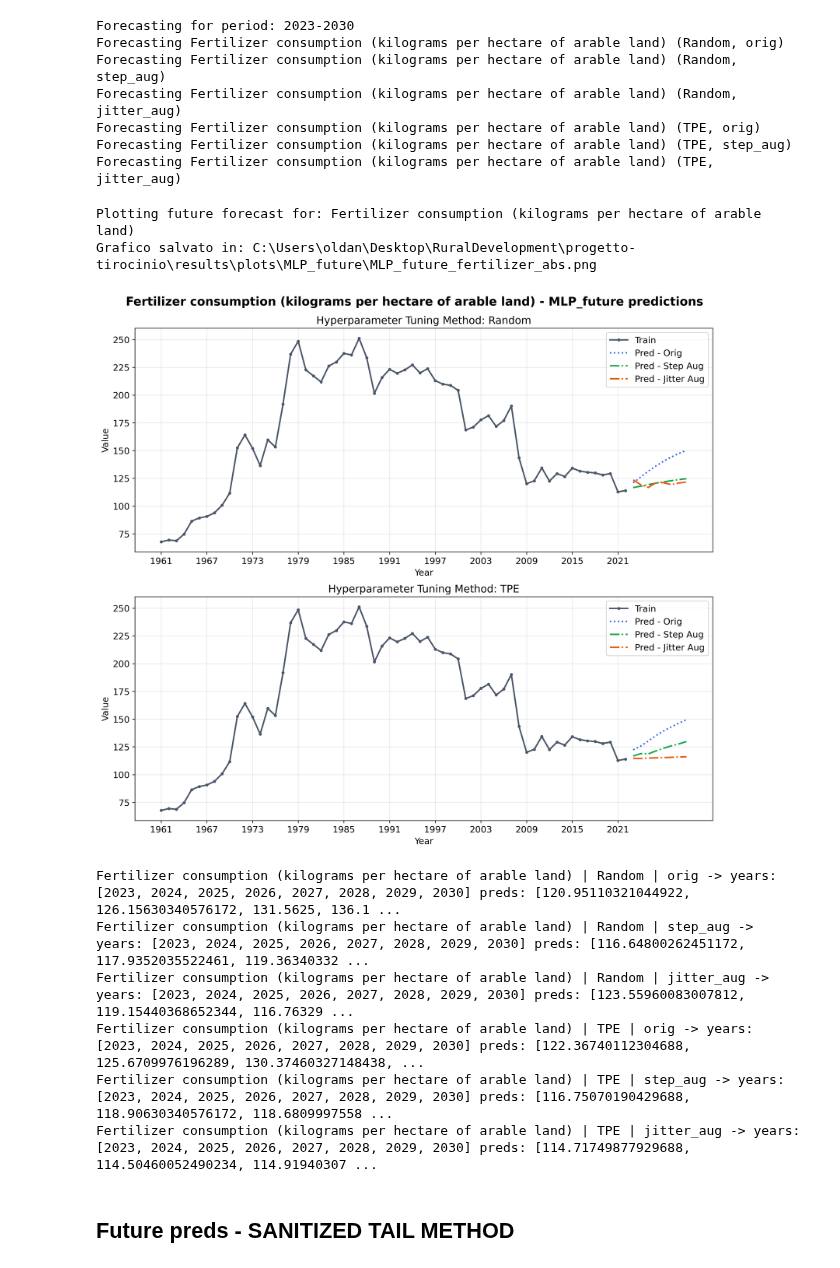
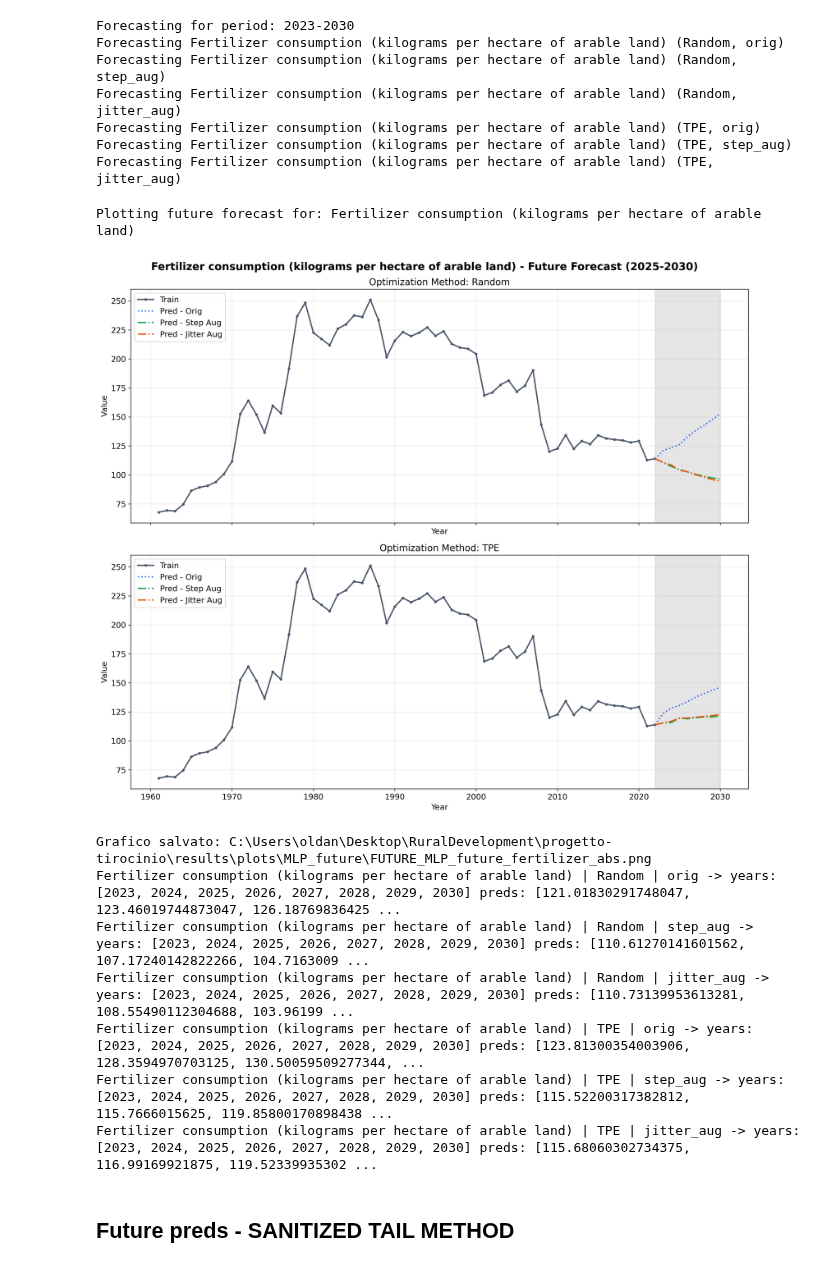
Before and after one commit to ginevraoldani/timeseries-forecasting-on-rural-development, a Jupyter notebook: notebooks/09_2_hyperparam_tuning_MLP.ipynb, the cells around one changed output. Saved outputs shown, nothing was run; the diff lists cells and outputs as text; code cells hidden in the pictures.

```diff
--- a/notebooks/09_2_hyperparam_tuning_MLP.ipynb
+++ b/notebooks/09_2_hyperparam_tuning_MLP.ipynb
@@ -165,7 +163,7 @@ def objective(trial, scaled_data_dict):
 # %%
 tuning_results = []
 BACKUP_FILE = "tuning_results_backup.pkl"
-N_TRIALS = 7
+N_TRIALS = 20
 
 for SAMPLER_MODE in ["Random", "TPE"]:
     for indicator in INDICATORS:
@@ -551,39 +691,39 @@ Forecasting Fertilizer consumption (kilograms per hectare of arable land) (TPE,
 # %%
 for indicator in future_predictions_dict1:
     try:
         train_orig = orig_aug_subsets[indicator]['orig_train']
         val_orig = orig_aug_subsets[indicator]['orig_val']
         test_orig = orig_aug_subsets[indicator]['orig_test']
     except KeyError:
         print(f"Skipping {indicator}: missing original subsets")
         continue
 
     print(f"\nPlotting future forecast for: {indicator}")
-    visual.plot_nn_preds(
+    plot_future_forecasts(
         indicator,
         future_predictions_dict1,
         train_orig,
         val_orig,
         test_orig,
         model_name="MLP_future"
     )
 
     # print corresponding future years and predictions for clarity
     for sampler, cats in future_predictions_dict1[indicator].items():
         for cat, pred in cats.items():
             yrs = pred["years"]
             vals = pred["y_pred"]
             print(f"{indicator} | {sampler} | {cat} -> years: {yrs.tolist()} preds: {np.round(vals, 4).tolist()}")
 # %% [output]
 Plotting future forecast for: Fertilizer consumption (kilograms per hectare of arable land)
-Grafico salvato in: C:\Users\oldan\Desktop\RuralDevelopment\progetto-tirocinio\results\plots\MLP_future\MLP_future_fertilizer_abs.png
-[figure, old version]
+[figure, new version]
-Fertilizer consumption (kilograms per hectare of arable land) | Random | orig -> years: [2023, 2024, 2025, 2026, 2027, 2028, 2029, 2030] preds: [120.95110321044922, 126.15630340576172, 131.5625, 136.1 ...
-Fertilizer consumption (kilograms per hectare of arable land) | Random | step_aug -> years: [2023, 2024, 2025, 2026, 2027, 2028, 2029, 2030] preds: [116.64800262451172, 117.9352035522461, 119.36340332 ...
-Fertilizer consumption (kilograms per hectare of arable land) | Random | jitter_aug -> years: [2023, 2024, 2025, 2026, 2027, 2028, 2029, 2030] preds: [123.55960083007812, 119.15440368652344, 116.76329 ...
-Fertilizer consumption (kilograms per hectare of arable land) | TPE | orig -> years: [2023, 2024, 2025, 2026, 2027, 2028, 2029, 2030] preds: [122.36740112304688, 125.6709976196289, 130.37460327148438, ...
-Fertilizer consumption (kilograms per hectare of arable land) | TPE | step_aug -> years: [2023, 2024, 2025, 2026, 2027, 2028, 2029, 2030] preds: [116.75070190429688, 118.90630340576172, 118.6809997558 ...
-Fertilizer consumption (kilograms per hectare of arable land) | TPE | jitter_aug -> years: [2023, 2024, 2025, 2026, 2027, 2028, 2029, 2030] preds: [114.71749877929688, 114.50460052490234, 114.91940307 ...
+Grafico salvato: C:\Users\oldan\Desktop\RuralDevelopment\progetto-tirocinio\results\plots\MLP_future\FUTURE_MLP_future_fertilizer_abs.png
+Fertilizer consumption (kilograms per hectare of arable land) | Random | orig -> years: [2023, 2024, 2025, 2026, 2027, 2028, 2029, 2030] preds: [121.01830291748047, 123.46019744873047, 126.18769836425 ...
+Fertilizer consumption (kilograms per hectare of arable land) | Random | step_aug -> years: [2023, 2024, 2025, 2026, 2027, 2028, 2029, 2030] preds: [110.61270141601562, 107.17240142822266, 104.7163009 ...
+Fertilizer consumption (kilograms per hectare of arable land) | Random | jitter_aug -> years: [2023, 2024, 2025, 2026, 2027, 2028, 2029, 2030] preds: [110.73139953613281, 108.55490112304688, 103.96199 ...
+Fertilizer consumption (kilograms per hectare of arable land) | TPE | orig -> years: [2023, 2024, 2025, 2026, 2027, 2028, 2029, 2030] preds: [123.81300354003906, 128.3594970703125, 130.50059509277344, ...
+Fertilizer consumption (kilograms per hectare of arable land) | TPE | step_aug -> years: [2023, 2024, 2025, 2026, 2027, 2028, 2029, 2030] preds: [115.52200317382812, 115.7666015625, 119.85800170898438 ...
+Fertilizer consumption (kilograms per hectare of arable land) | TPE | jitter_aug -> years: [2023, 2024, 2025, 2026, 2027, 2028, 2029, 2030] preds: [115.68060302734375, 116.99169921875, 119.52339935302 ...
 # %% [markdown]
 ## Future preds - SANITIZED TAIL METHOD
 # %%
```
Also changed, not shown: parts of 13 cells of this notebook, 18 other files.
